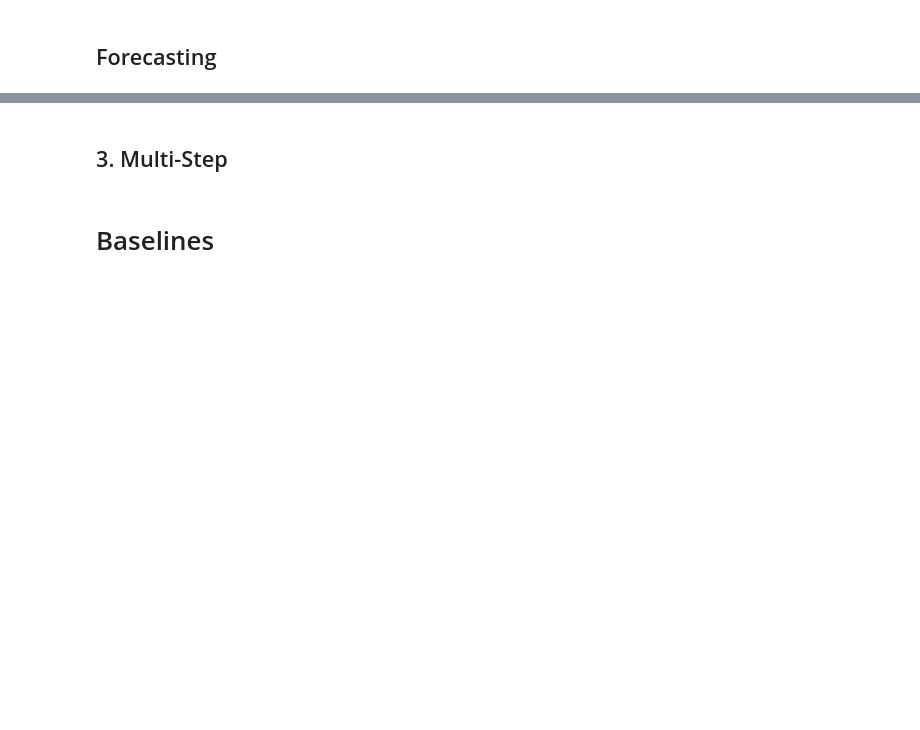
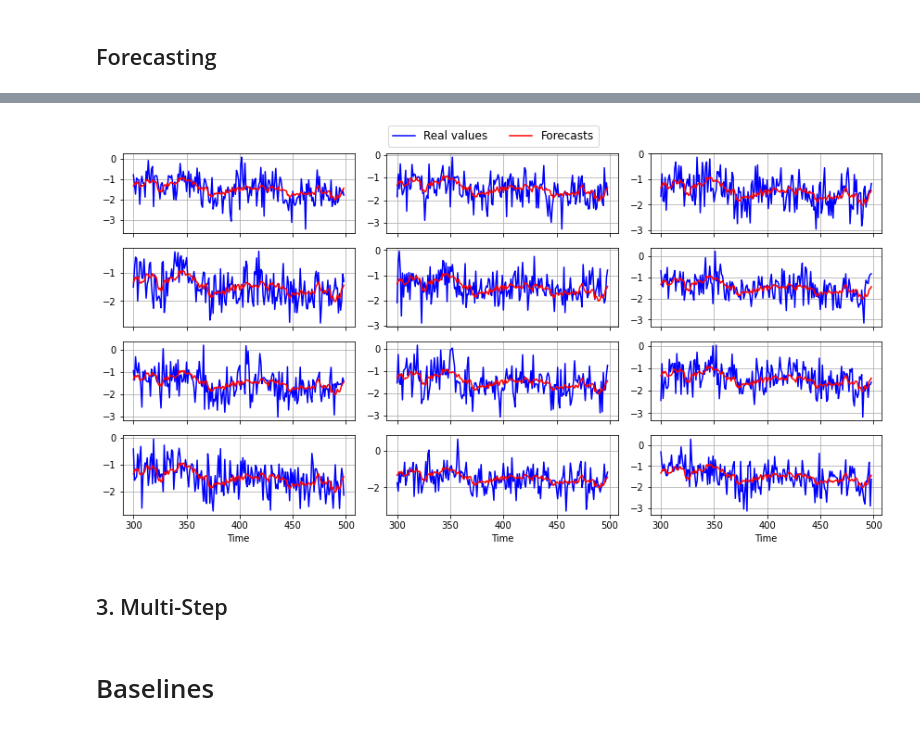
Before and after one commit to isVy08/ESTF, a Jupyter notebook: viz.ipynb, the cells around one changed output, grey strips where cells are left out. Saved outputs shown, nothing was run; the diff lists cells and outputs as text; code cells hidden in the pictures; blank space fills up the shorter version.

```diff
--- a/viz.ipynb
+++ b/viz.ipynb
@@ -245,6 +245,8 @@ plt.savefig("viz/nst_sim/sample.pdf", dpi=150)
 # %%
-plot_forecast(actual, forecast, 4, 3, 300, 350, (12,5), 'viz/nst_sim/forecast.pdf')
-# plot_forecast(actual, forecast, 6, 5, 300, 350, (12,6), None)
+# plot_forecast(actual, forecast, 4, 3, 300, 499, (12,6), 'viz/nst_sim/forecast.pdf')
+plot_forecast(actual, forecast, 4, 3, 300, 499, (12,6), None)
+# %% [output]
+[figure, added]
 # %% [markdown]
 ## 3. Multi-Step
 # %%
```
Also changed, not shown: parts of 20 cells of this notebook, 4 other files.
